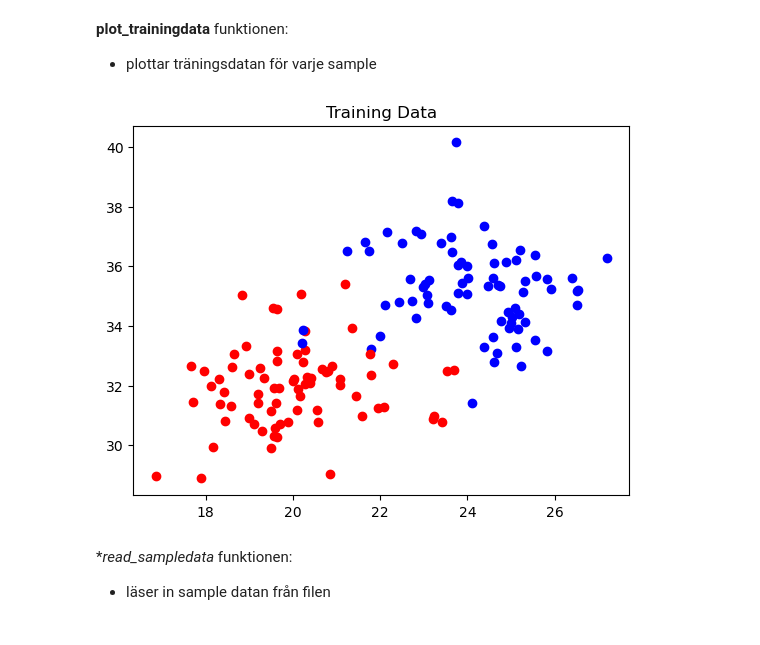
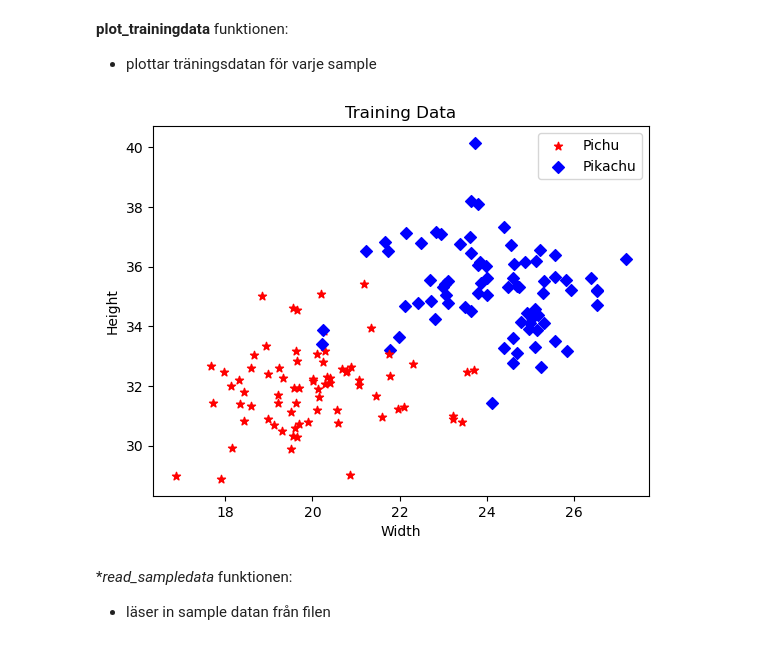
Before and after one commit to dancla240/Python_Daniel_Claesson, a Jupyter notebook: Labs/Lab2_Daniel_Claesson.ipynb, the cells around one changed output. Saved outputs shown, nothing was run; the diff lists cells and outputs as text; code cells hidden in the pictures.

Commit message:
Updates to function plot_trainingdata: added legends and x and y labels. Changed scatter plot markers.

```diff
--- a/Labs/Lab2_Daniel_Claesson.ipynb
+++ b/Labs/Lab2_Daniel_Claesson.ipynb
@@ -56,18 +56,22 @@ TD = read_trainingdata("..\Data\datapoints.txt")
 # %%
 def plot_trainingdata(width, height, label=None):
     """Plots all training data"""
     for idx in range(len(label)):
         if label[idx] == 1:
-            plt.scatter(width[idx], height[idx], color = 'blue')
+            plt.scatter(width[idx], height[idx], color = 'blue', marker = "D")
         elif label[idx] == 0:
-            plt.scatter(width[idx], height[idx], color = 'red')
+            plt.scatter(width[idx], height[idx], color = 'red', marker = "*")
         else: break
 
-    plt.title("Training Data")
+    plt.title('Training Data')
+    plt.xlabel('Width')
+    plt.ylabel('Height')
+    plt.legend(['Pichu','Pikachu'])
+
 
 plot_trainingdata(TD[0], TD[1], TD[2])
 # %% [output]
-[figure, old version]
+[figure, new version]
 # %% [markdown]
 **read_sampledata* funktionen:
 - läser in sample datan från filen
```
Also changed, not shown: parts of 1 cell of this notebook.
